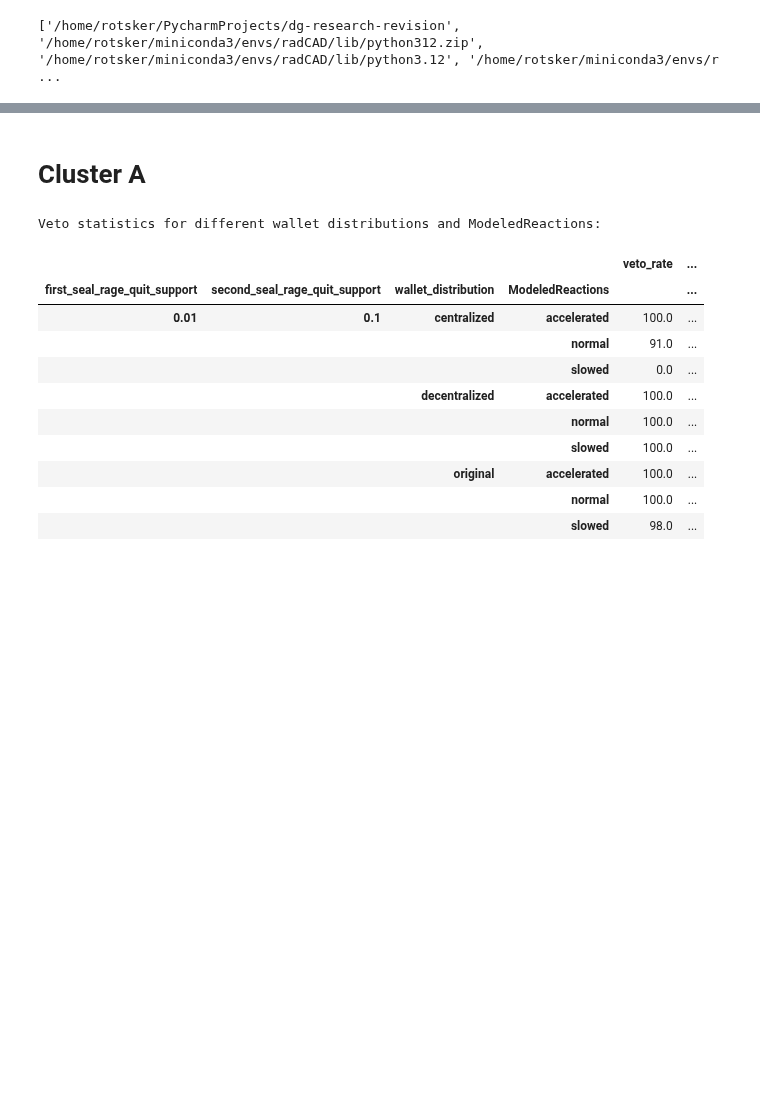
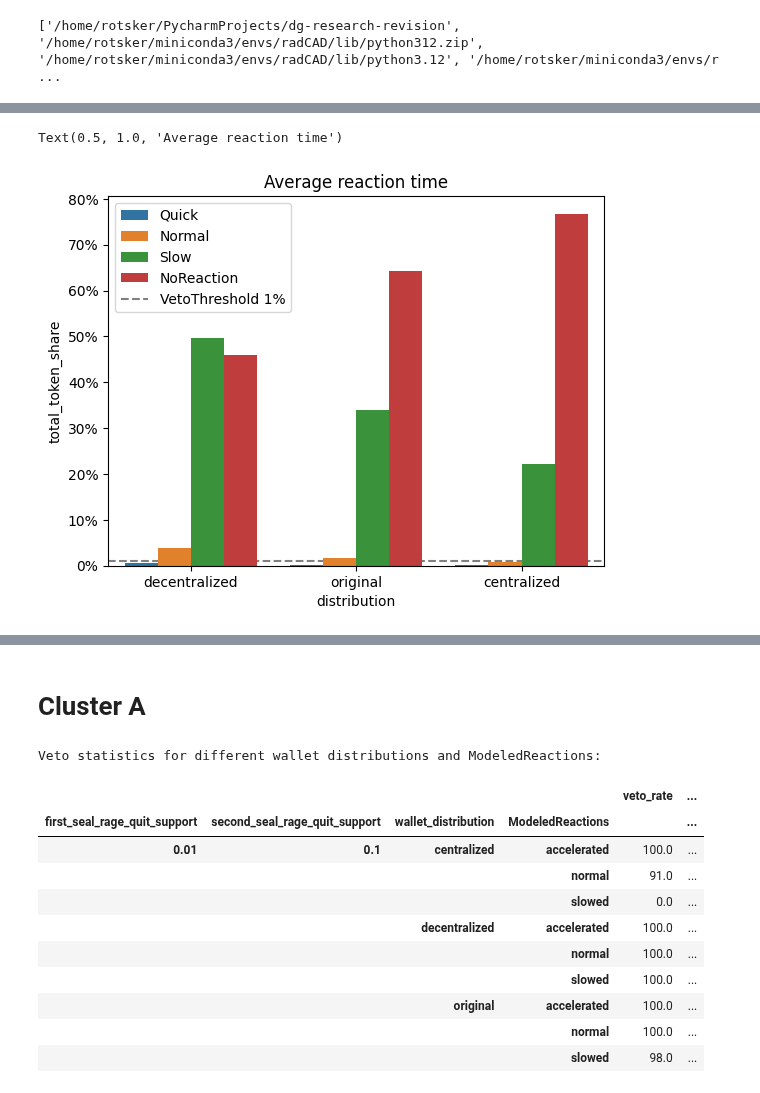
Before and after one commit to collectif-dao/dg-research, a Jupyter notebook: experiments/notebooks/clean_notebook_future_proof.ipynb, the cells around one changed output, grey strips where cells are left out. Cells and saved outputs as stored; diff of their text form; code cells hidden in the pictures; blank space fills up the shorter version.

```diff
--- a/experiments/notebooks/clean_notebook_future_proof.ipynb
+++ b/experiments/notebooks/clean_notebook_future_proof.ipynb
@@ -16,0 +86,25 @@ from experiments.analysis_utils.visualization import plot_reaction_speed_distrib
+# %%
+initialize_seed(100)
+for distribution in ['decentralized', 'original', 'centralized']:
+    mask = wallet_df_combined.distribution == distribution
+    reaction_time_vector, _ = get_reaction_time_distribution(wallet_df_combined[mask], reactions=ModeledReactions.Normal)
+    wallet_df_combined.loc[mask, 'reaction_time_vector'] = reaction_time_vector
+
+wallet_df_combined['reaction_time'] = wallet_df_combined['reaction_time_vector'].map(lambda x: ReactionTime(x).name)
+# %%
+ax =sns.barplot(
+    data=wallet_df_combined.groupby(['distribution', 'reaction_time']).total_token_share.sum().reset_index(),
+    x='distribution',
+    y='total_token_share',
+    hue='reaction_time',
+    order=['decentralized', 'original', 'centralized'],
+    hue_order=['Quick', 'Normal', 'Slow', 'NoReaction'])
+ax.yaxis.set_major_formatter(PercentFormatter(1))
+xlim = ax.get_xlim()
+ax.plot(xlim, [0.01, 0.01], color='gray', linestyle='--', label='VetoThreshold 1%', zorder=0)
+ax.set_xlim(xlim)
+ax.legend()
+ax.set_title('Average reaction time')
+# %% [output]
+Text(0.5, 1.0, 'Average reaction time')
+[figure, added]
```
Also changed, not shown: parts of 5 cells of this notebook.
